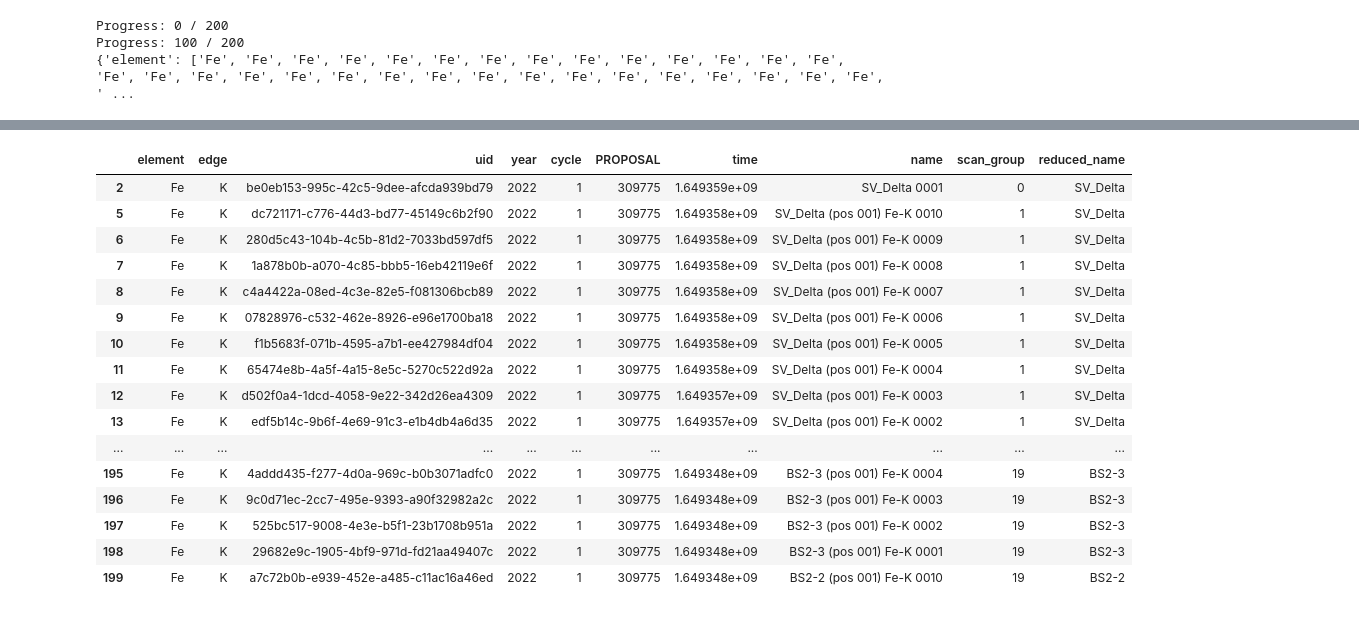
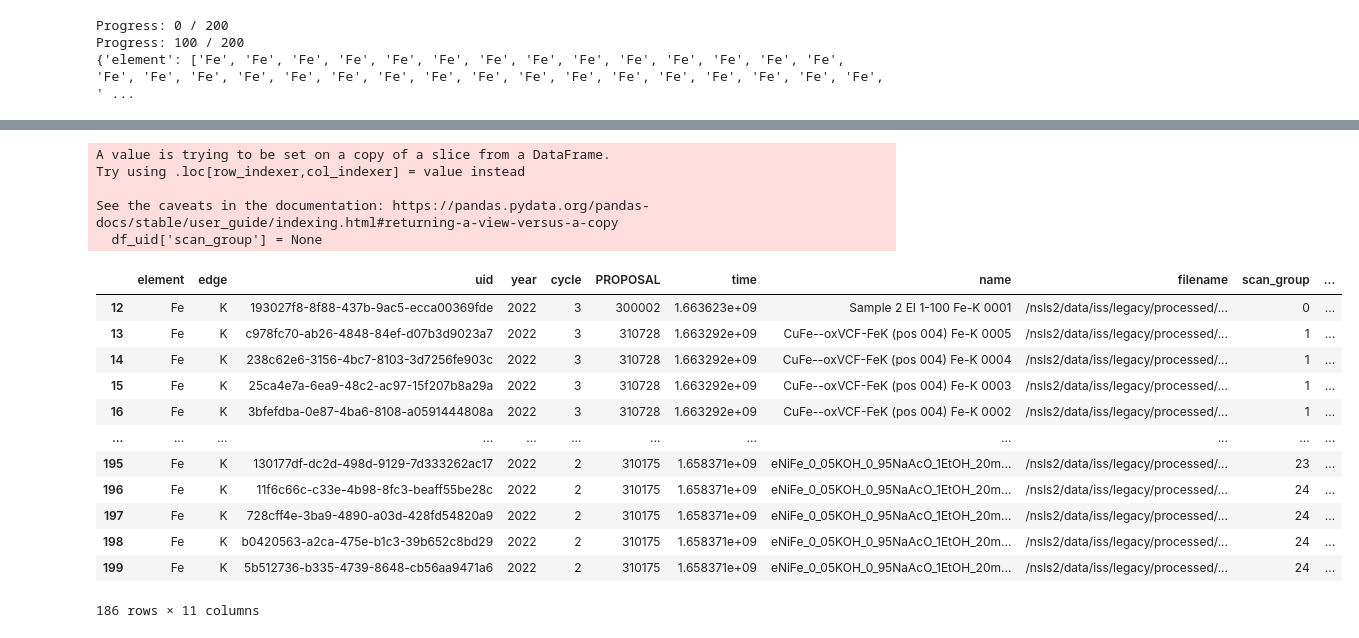
Before and after one commit to NSLS-II-ISS/xview, a Jupyter notebook: xview/database_search_and_merge.ipynb, the cells around one changed output, grey strips where cells are left out. Saved outputs shown, nothing was run; the diff lists cells and outputs as text; code cells hidden in the pictures.

```diff
--- a/xview/database_search_and_merge.ipynb
+++ b/xview/database_search_and_merge.ipynb
@@ -19,18 +23,23 @@ db_old = databroker.Broker.named('iss')
 # %%
 elements_to_search = ['Fe']
+number_of_scans = 200
 
 def find_all_scans_for_element(element, db):
     return db.v2.search({'element' : element})
 
 def search_db_for_scans(db_list, df_uid, elements_to_search):
     for element in elements_to_search:
-        element_uids = list(find_all_scans_for_element(element, db))[:200]
+        element_uids = list(find_all_scans_for_element(element, db))[:number_of_scans]
         n_uids = len(element_uids)
         for i, uid in enumerate(element_uids):
             if i % 100 == 0: print(f'Progress: {i} / {n_uids}')
             start = db[uid].start
             for key in df_uid.keys():
-                val = start[key]
+                if key == 'filename':
+                    val = start['interp_filename']
+                    val = val[:-3] + 'dat'
+                else:
+                    val = start[key]
                 df_uid[key].append(val)
 
 #             name = start['name']
@@ -44,7 +53,7 @@ def search_db_for_scans(db_list, df_uid, elements_to_search):
 #             df_uid['name'].append(name)
 
 
-df_uid = {'element' : [], 'edge' : [], 'uid' : [], 'year': [], 'cycle': [], 'PROPOSAL' : [], 'time' : [], 'name' : []}
+df_uid = {'element' : [], 'edge' : [], 'uid' : [], 'year': [], 'cycle': [], 'PROPOSAL' : [], 'time' : [], 'name' : [], 'filename': []}
 search_db_for_scans([db], df_uid, elements_to_search)
 
 print(df_uid)
@@ -136,7 +145,7 @@ See the caveats in the documentation: https://pandas.pydata.org/pandas-docs/stab
 from operator import iand
 from functools import reduce
 
-
+df_uid['scan_group'] = None
 
 def get_relevant_scans_for_row(df_uid, row, time_window=600, ls_dist_thresh=4):
     # filter by element/proposal
@@ -145,15 +154,18 @@ def get_relevant_scans_for_row(df_uid, row, time_window=600, ls_dist_thresh=4):
 
     # filter by time
     filter_list.append((row['time'] - df_uid['time']).abs() < time_window)
+#     print(filter_list[-1])
+    # filter by ungrouped
+#     filter_list.append(df_uid['scan_group'] == None)
+    filter_list.append([(i is None) for i in df_uid['scan_group']])
 
-    # filter by ungrouped
-    filter_list.append(df_uid['scan_group'] == None)
+
 
     relevant_scans = reduce(lambda x, y: x & y, filter_list)
 
     # filter by name
-    idx_of_next_sample = (row['reduced_name'] != df_uid['reduced_name']).gt(0.99).idxmax()
-    relevant_scans[idx_of_next_sample:] = False
+#     idx_of_next_sample = (row['reduced_name'] != df_uid['reduced_name']).gt(0.99).idxmax()
+#     relevant_scans[idx_of_next_sample:] = False
 
 
 #     # remove self
@@ -173,48 +185,54 @@ def get_relevant_scans_for_row(df_uid, row, time_window=600, ls_dist_thresh=4):
 
 def group_scans(df_uid, time_window=600, ls_dist_thresh=4):
 #     scan_group = df_uid['scan_group']
     scan_group_id = 0
     for i in df_uid.index:
+#     for i in [195]:
         row = df_uid.loc[i]
 
         if row['scan_group'] is None:
             relevant_scans = get_relevant_scans_for_row(df_uid, row, time_window=time_window, ls_dist_thresh=ls_dist_thresh)
 #             print(i, '\t', row['name'], '\t', row['scan_group'], '\t', relevant_scans)
             if any(relevant_scans):
                 df_uid.loc[relevant_scans, ('scan_group',)] = scan_group_id
             else:
                 df_uid.loc[i, ('scan_group',)] = scan_group_id
             scan_group_id += 1
 #             scan_group.loc[(relevant_scans,), :] = 1
 #             print(relevant_scans)
 
 
 group_scans(df_uid)
 df_uid
 # names_list = df_uid.name.values.tolist()
 # similarity_list = []
 
 # for name_i in names_list:
 #     for name_j in names_list:
 #         val = jellyfish.levenshtein_distance(name_i, name_j)
 #         similarity_list.append(val)
 #     print(name, val)
+
+
+# get_relevant_scans_for_row(df_uid, df_uid.loc[195], time_window=600, ls_dist_thresh=4)
+# (df_uid.loc[195]['time'] - df_uid['time']).abs() < 600
 # %% [output]
+A value is trying to be set on a copy of a slice from a DataFrame.
+Try using .loc[row_indexer,col_indexer] = value instead
+
+See the caveats in the documentation: https://pandas.pydata.org/pandas-docs/stable/user_guide/indexing.html#returning-a-view-versus-a-copy
+  df_uid['scan_group'] = None
-|  | element | edge | uid | year | cycle | PROPOSAL | time | name | scan_group | reduced_name |
-| 2 | Fe | K | be0eb153-995c-42c5-9dee-afcda939bd79 | 2022 | 1 | 309775 | 1.649359e+09 | SV_Delta 0001 | 0 | SV_Delta |
-| 5 | Fe | K | dc721171-c776-44d3-bd77-45149c6b2f90 | 2022 | 1 | 309775 | 1.649358e+09 | SV_Delta (pos 001) Fe-K 0010 | 1 | SV_Delta |
-| 6 | Fe | K | 280d5c43-104b-4c5b-81d2-7033bd597df5 | 2022 | 1 | 309775 | 1.649358e+09 | SV_Delta (pos 001) Fe-K 0009 | 1 | SV_Delta |
-| 7 | Fe | K | 1a878b0b-a070-4c85-bbb5-16eb42119e6f | 2022 | 1 | 309775 | 1.649358e+09 | SV_Delta (pos 001) Fe-K 0008 | 1 | SV_Delta |
-| 8 | Fe | K | c4a4422a-08ed-4c3e-82e5-f081306bcb89 | 2022 | 1 | 309775 | 1.649358e+09 | SV_Delta (pos 001) Fe-K 0007 | 1 | SV_Delta |
-| 9 | Fe | K | 07828976-c532-462e-8926-e96e1700ba18 | 2022 | 1 | 309775 | 1.649358e+09 | SV_Delta (pos 001) Fe-K 0006 | 1 | SV_Delta |
-| 10 | Fe | K | f1b5683f-071b-4595-a7b1-ee427984df04 | 2022 | 1 | 309775 | 1.649358e+09 | SV_Delta (pos 001) Fe-K 0005 | 1 | SV_Delta |
-| 11 | Fe | K | 65474e8b-4a5f-4a15-8e5c-5270c522d92a | 2022 | 1 | 309775 | 1.649358e+09 | SV_Delta (pos 001) Fe-K 0004 | 1 | SV_Delta |
-| 12 | Fe | K | d502f0a4-1dcd-4058-9e22-342d26ea4309 | 2022 | 1 | 309775 | 1.649357e+09 | SV_Delta (pos 001) Fe-K 0003 | 1 | SV_Delta |
-| 13 | Fe | K | edf5b14c-9b6f-4e69-91c3-e1b4db4a6d35 | 2022 | 1 | 309775 | 1.649357e+09 | SV_Delta (pos 001) Fe-K 0002 | 1 | SV_Delta |
-| ... | ... | ... | ... | ... | ... | ... | ... | ... | ... | ... |
-| 195 | Fe | K | 4addd435-f277-4d0a-969c-b0b3071adfc0 | 2022 | 1 | 309775 | 1.649348e+09 | BS2-3 (pos 001) Fe-K 0004 | 19 | BS2-3 |
-| 196 | Fe | K | 9c0d71ec-2cc7-495e-9393-a90f32982a2c | 2022 | 1 | 309775 | 1.649348e+09 | BS2-3 (pos 001) Fe-K 0003 | 19 | BS2-3 |
-| 197 | Fe | K | 525bc517-9008-4e3e-b5f1-23b1708b951a | 2022 | 1 | 309775 | 1.649348e+09 | BS2-3 (pos 001) Fe-K 0002 | 19 | BS2-3 |
-| 198 | Fe | K | 29682e9c-1905-4bf9-971d-fd21aa49407c | 2022 | 1 | 309775 | 1.649348e+09 | BS2-3 (pos 001) Fe-K 0001 | 19 | BS2-3 |
-| 199 | Fe | K | a7c72b0b-e939-452e-a485-c11ac16a46ed | 2022 | 1 | 309775 | 1.649348e+09 | BS2-2 (pos 001) Fe-K 0010 | 19 | BS2-2 |
+|  | element | edge | uid | year | cycle | PROPOSAL | time | name | filename | scan_group | ... |
+| 12 | Fe | K | 193027f8-8f88-437b-9ac5-ecca00369fde | 2022 | 3 | 300002 | 1.663623e+09 | Sample 2 EI 1-100 Fe-K 0001 | /nsls2/data/iss/legacy/processed/... | 0 | ... |
+| 13 | Fe | K | c978fc70-ab26-4848-84ef-d07b3d9023a7 | 2022 | 3 | 310728 | 1.663292e+09 | CuFe--oxVCF-FeK (pos 004) Fe-K 0005 | /nsls2/data/iss/legacy/processed/... | 1 | ... |
+| 14 | Fe | K | 238c62e6-3156-4bc7-8103-3d7256fe903c | 2022 | 3 | 310728 | 1.663292e+09 | CuFe--oxVCF-FeK (pos 004) Fe-K 0004 | /nsls2/data/iss/legacy/processed/... | 1 | ... |
+| 15 | Fe | K | 25ca4e7a-6ea9-48c2-ac97-15f207b8a29a | 2022 | 3 | 310728 | 1.663292e+09 | CuFe--oxVCF-FeK (pos 004) Fe-K 0003 | /nsls2/data/iss/legacy/processed/... | 1 | ... |
+| 16 | Fe | K | 3bfefdba-0e87-4ba6-8108-a0591444808a | 2022 | 3 | 310728 | 1.663292e+09 | CuFe--oxVCF-FeK (pos 004) Fe-K 0002 | /nsls2/data/iss/legacy/processed/... | 1 | ... |
+| ... | ... | ... | ... | ... | ... | ... | ... | ... | ... | ... | ... |
+| 195 | Fe | K | 130177df-dc2d-498d-9129-7d333262ac17 | 2022 | 2 | 310175 | 1.658371e+09 | eNiFe_0_05KOH_0_95NaAcO_1EtOH_20m... | /nsls2/data/iss/legacy/processed/... | 23 | ... |
+| 196 | Fe | K | 11f6c66c-c33e-4b98-8fc3-beaff55be28c | 2022 | 2 | 310175 | 1.658371e+09 | eNiFe_0_05KOH_0_95NaAcO_1EtOH_20m... | /nsls2/data/iss/legacy/processed/... | 24 | ... |
+| 197 | Fe | K | 728cff4e-3ba9-4890-a03d-428fd54820a9 | 2022 | 2 | 310175 | 1.658371e+09 | eNiFe_0_05KOH_0_95NaAcO_1EtOH_20m... | /nsls2/data/iss/legacy/processed/... | 24 | ... |
+| 198 | Fe | K | b0420563-a2ca-475e-b1c3-39b652c8bd29 | 2022 | 2 | 310175 | 1.658371e+09 | eNiFe_0_05KOH_0_95NaAcO_1EtOH_20m... | /nsls2/data/iss/legacy/processed/... | 24 | ... |
+| 199 | Fe | K | 5b512736-b335-4739-8648-cb56aa9471a6 | 2022 | 2 | 310175 | 1.658371e+09 | eNiFe_0_05KOH_0_95NaAcO_1EtOH_20m... | /nsls2/data/iss/legacy/processed/... | 24 | ... |
+186 rows × 11 columns
 # %%
```
Also changed, not shown: parts of 9 cells of this notebook, 1 other file.
